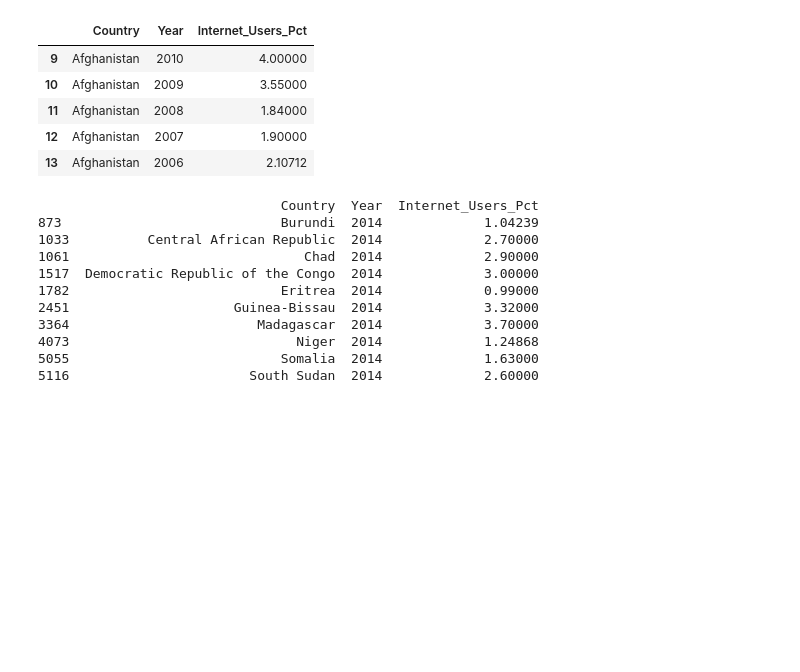
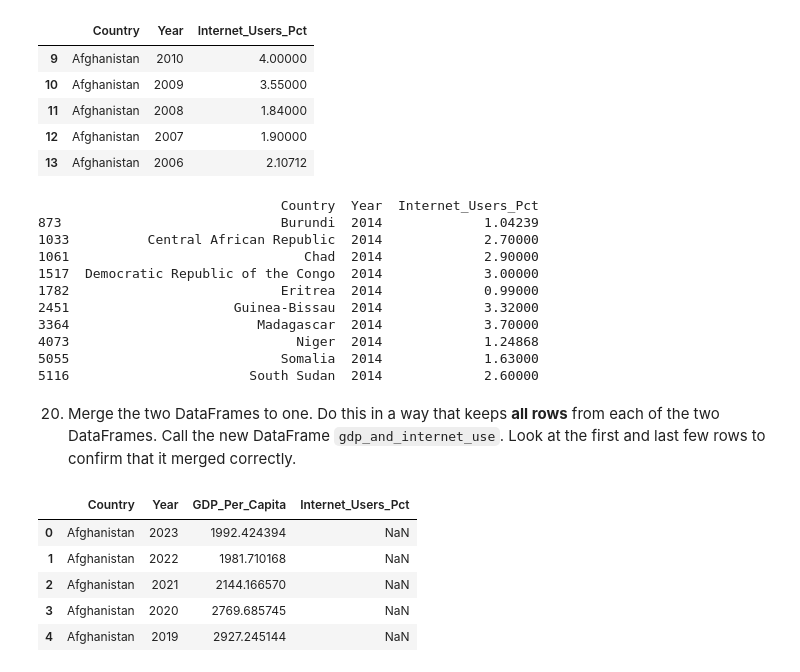
Before and after one commit to NSS-Data-Analytics-Cohort-14/gdp-and-internet-usage-Djmayfield-alt, a Jupyter notebook: notebooks/gdp_project.ipynb, the cells around one changed output. Drawn from its saved outputs; the diff is of its cells as text; code cells hidden in the pictures; blank space fills up the shorter version.

```diff
--- a/notebooks/gdp_project.ipynb
+++ b/notebooks/gdp_project.ipynb
@@ -430,3 +430,16 @@ print(less_than_5_2014)
 5116                       South Sudan  2014             2.60000
 # %%
 ## 10 Countries
+# %% [markdown]
+20. Merge the two DataFrames to one. Do this in a way that keeps **all rows** from each of the two DataFrames. Call the new DataFrame `gdp_and_internet_use`. Look at the first and last few rows to confirm that it merged correctly.
+# %%
+gdp_and_internet_use = pd.concat([gdp_df,internet_df], ignore_index=False)
+# %%
+gdp_and_internet_use.head()
+# %% [output]
+|  | Country | Year | GDP_Per_Capita | Internet_Users_Pct |
+| 0 | Afghanistan | 2023 | 1992.424394 | NaN |
+| 1 | Afghanistan | 2022 | 1981.710168 | NaN |
+| 2 | Afghanistan | 2021 | 2144.166570 | NaN |
+| 3 | Afghanistan | 2020 | 2769.685745 | NaN |
+| 4 | Afghanistan | 2019 | 2927.245144 | NaN |
```
Also changed, not shown: parts of 2 cells of this notebook.
